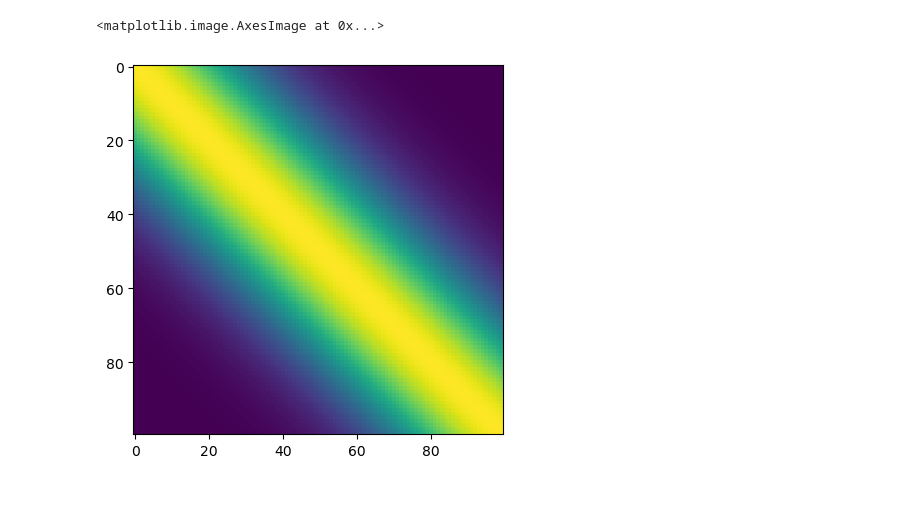
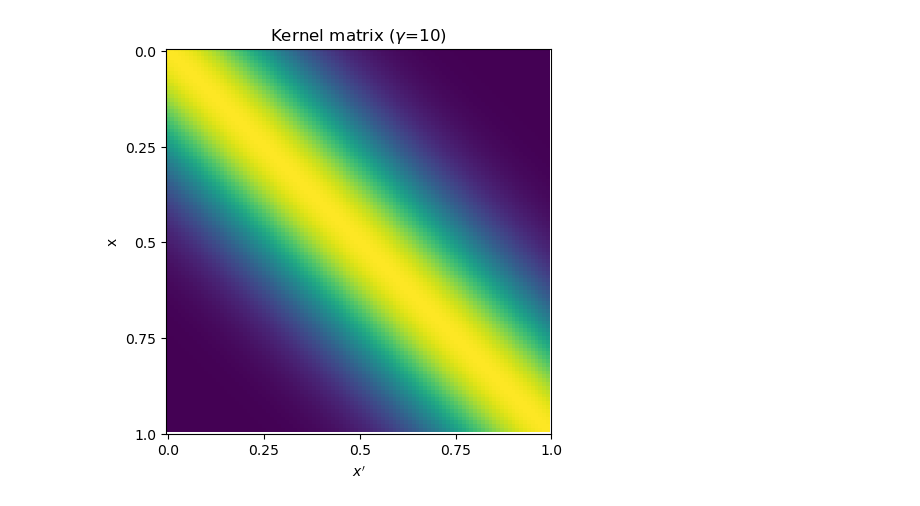
Before and after one commit to mdreisler/PML_course, a Jupyter notebook: assignment2/weekIV/GPs.ipynb, the cells around one changed output. Saved outputs shown, nothing was run; the diff lists cells and outputs as text; code cells hidden in the pictures.

```diff
--- a/assignment2/weekIV/GPs.ipynb
+++ b/assignment2/weekIV/GPs.ipynb
@@ -8,21 +8,41 @@ import scipy.optimize as opt
 def gaussian_kernel(X,Xprime, gamma=2):
     dists = scipy.spatial.distance.cdist(X,Xprime,metric='sqeuclidean')
     return np.exp(-gamma*dists)
-# %%
-gamma = 10
-
-#create meshgrid of x to construct the kernel matrix
-
-X = np.linspace(0,1,100)
-X = X[:,np.newaxis]
-
-K = gaussian_kernel(X,X,gamma)
-
-#display img of K
-plt.imshow(K,interpolation='none')
-# %% [output]
-<matplotlib.image.AxesImage at 0x...>
-[figure, removed]
+# %%
+gamma = 10
+
+#create meshgrid of x to construct the kernel matrix
+
+X = np.linspace(0,1,100)
+X = X[:,np.newaxis]
+
+K = gaussian_kernel(X,X,gamma)
+
+#display img of K
+fig, ax = plt.subplots(1,1,figsize=(5,5))
+
+# Display the image
+cax = ax.imshow(K, interpolation='none')
+#fig.colorbar(cax, ax=ax)
+
+# Set the title
+ax.set_title(f'Kernel matrix ($\gamma$={gamma})')
+
+# Reset x and y axis to be the range of X instead of pixel indices
+ax.set_xticks(np.linspace(0, 100, 5))
+ax.set_xticklabels(np.linspace(0, 1, 5))
+ax.set_yticks(np.linspace(0, 100, 5))
+ax.set_yticklabels(np.linspace(0, 1, 5))
+
+# Set x and y labels
+ax.set_ylabel('x')
+ax.set_xlabel('$x^\prime$')
+
+# Show the plot
+plt.savefig('figs/kernel_matrix.png', dpi=300, bbox_inches='tight')
+plt.show()
+# %% [output]
+[figure, added]
 # %%
 
 print(K.shape)
```
Also changed, not shown: parts of 6 cells of this notebook, 4 other files.
